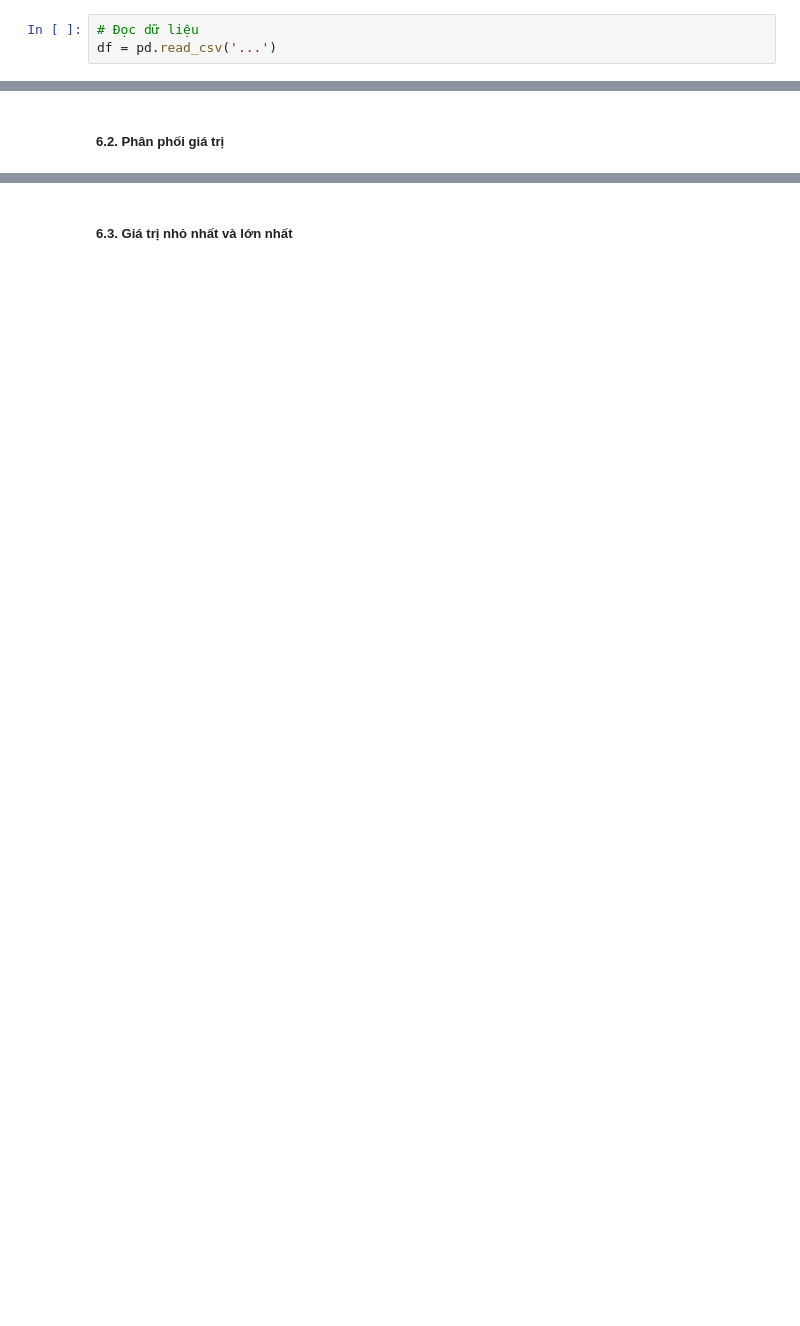
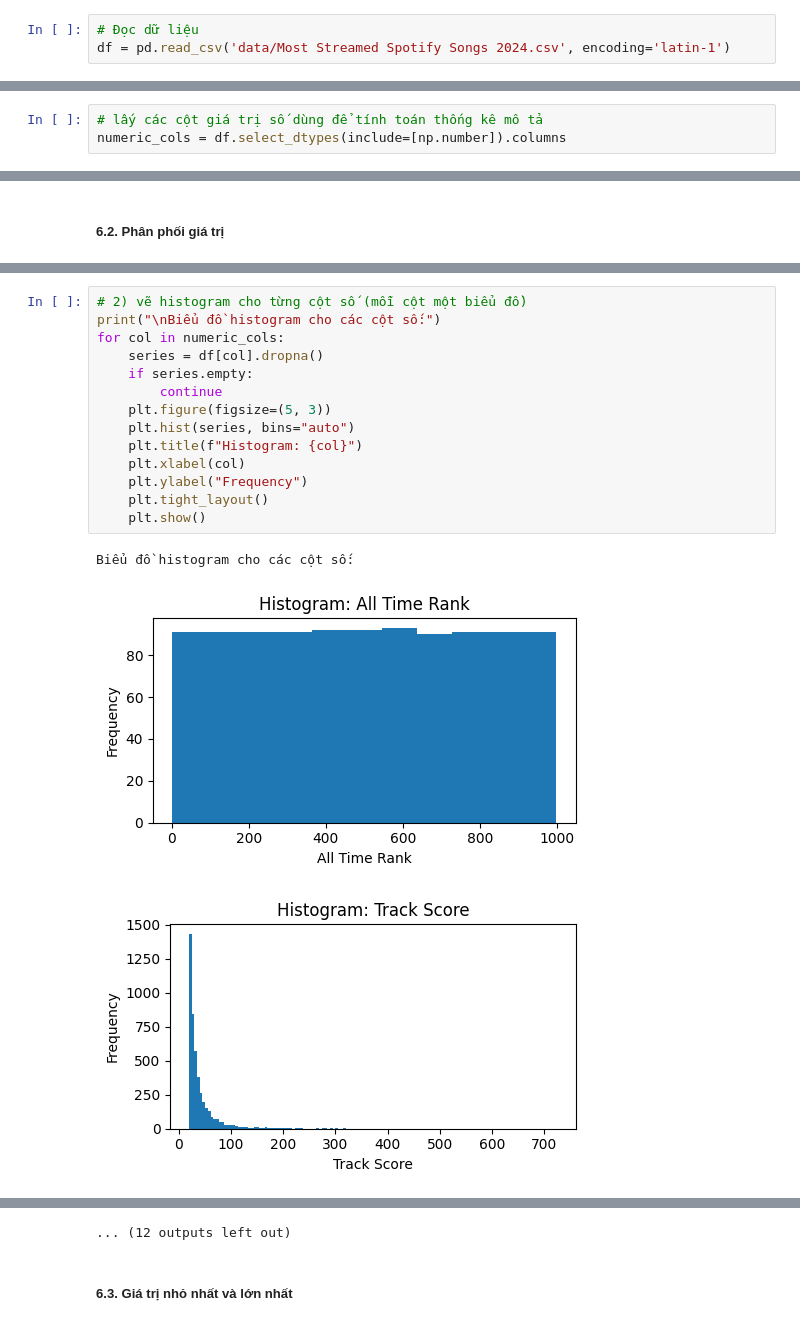
Before and after one commit to Trung0Minh/K23-KHDL-FinalProject, a Jupyter notebook: Spotify2024.ipynb, the cells around one changed output, grey strips where cells are left out. Cells and saved outputs as stored; diff of their text form; blank space fills up the shorter version.

```diff
--- a/Spotify2024.ipynb
+++ b/Spotify2024.ipynb
@@ -44,6 +53,6 @@ Bộ dữ liệu này tổng hợp đầy đủ các bài hát được nghe nhi
 # %%
 # Đọc dữ liệu
-df = pd.read_csv('...')
+df = pd.read_csv('data/Most Streamed Spotify Songs 2024.csv', encoding='latin-1')
 # %% [markdown]
 #### 1. Dữ liệu có bao nhiêu hàng và cột?
 # %%
@@ -74,5 +263,8 @@ Mỗi hàng đại diện cho ...
 # %% [markdown]
 #### 6. Với mỗi cột dữ liệu số thì các giá trị được phân phối như thế nào?
+# %%
+# lấy các cột giá trị số dùng để tính toán thống kê mô tả
+numeric_cols = df.select_dtypes(include=[np.number]).columns
 # %% [markdown]
 ##### 6.1. Tỉ lệ dữ liệu rỗng
 # %%
@@ -83,0 +335,18 @@ Mỗi hàng đại diện cho ...
+# %%
+# 2) vẽ histogram cho từng cột số (mỗi cột một biểu đồ)
+print("\nBiểu đồ histogram cho các cột số:")
+for col in numeric_cols:
+    series = df[col].dropna()
+    if series.empty:
+        continue
+    plt.figure(figsize=(5, 3))
+    plt.hist(series, bins="auto")
+    plt.title(f"Histogram: {col}")
+    plt.xlabel(col)
+    plt.ylabel("Frequency")
+    plt.tight_layout()
+    plt.show()
+# %% [output]
+Biểu đồ histogram cho các cột số:
+[figure, added]
+[figure, added]
@@ -84,3 +362,4 @@ Mỗi hàng đại diện cho ...
+... (12 outputs left out)
 # %% [markdown]
 ##### 6.3. Giá trị nhỏ nhất và lớn nhất
 # %%
```
Also changed, not shown: parts of 20 cells of this notebook, 2 other files.
